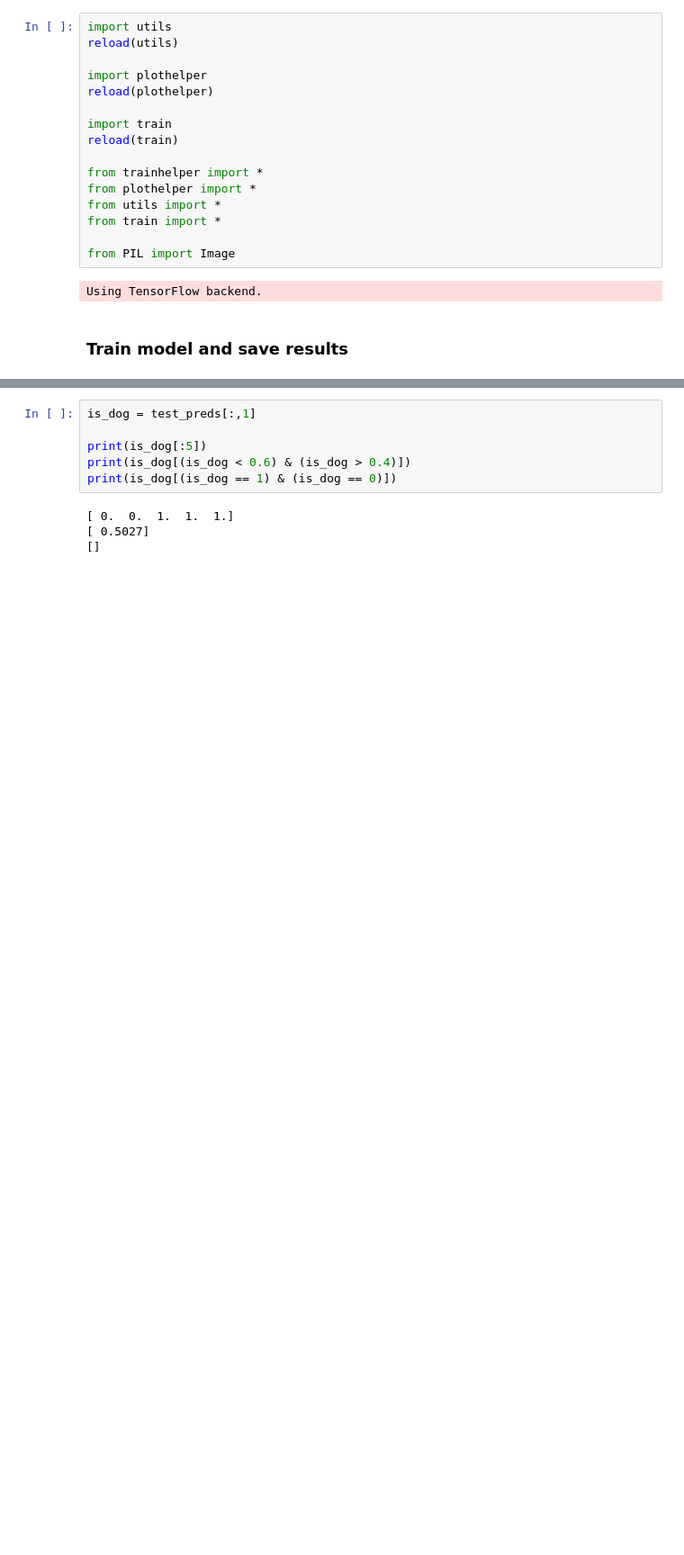
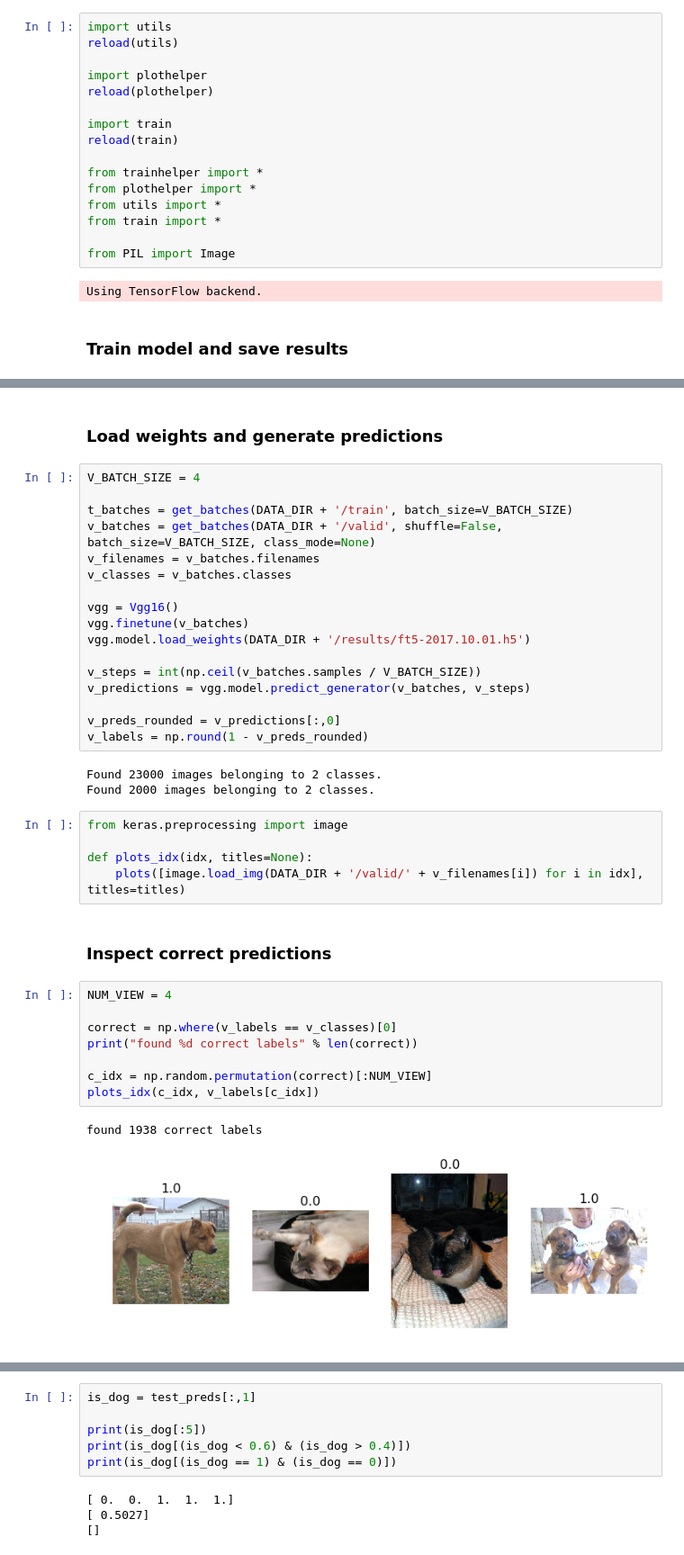
Before and after one commit to gabesoft/fast-ai, a Jupyter notebook: lesson1/nbs/main.ipynb, the cells around one changed output, grey strips where cells are left out. Shown at 90% size. Saved outputs shown, nothing was run; the diff lists cells and outputs as text; blank space fills up the shorter version.

Commit message:
Results visualization

```diff
--- a/lesson1/nbs/main.ipynb
+++ b/lesson1/nbs/main.ipynb
@@ -99 +84,41 @@ show_image(paths[1])
 [figure]
+# %% [markdown]
+### Load weights and generate predictions
+# %%
+V_BATCH_SIZE = 4
+
+t_batches = get_batches(DATA_DIR + '/train', batch_size=V_BATCH_SIZE)
+v_batches = get_batches(DATA_DIR + '/valid', shuffle=False, batch_size=V_BATCH_SIZE, class_mode=None)
+v_filenames = v_batches.filenames
+v_classes = v_batches.classes
+
+vgg = Vgg16()
+vgg.finetune(v_batches)
+vgg.model.load_weights(DATA_DIR + '/results/ft5-2017.10.01.h5')
+
+v_steps = int(np.ceil(v_batches.samples / V_BATCH_SIZE))
+v_predictions = vgg.model.predict_generator(v_batches, v_steps)
+
+v_preds_rounded = v_predictions[:,0]
+v_labels = np.round(1 - v_preds_rounded)
+# %% [output]
+Found 23000 images belonging to 2 classes.
+Found 2000 images belonging to 2 classes.
+# %%
+from keras.preprocessing import image
+
+def plots_idx(idx, titles=None):
+    plots([image.load_img(DATA_DIR + '/valid/' + v_filenames[i]) for i in idx], titles=titles)
+# %% [markdown]
+### Inspect correct predictions
+# %%
+NUM_VIEW = 4
+
+correct = np.where(v_labels == v_classes)[0]
+print("found %d correct labels" % len(correct))
+
+c_idx = np.random.permutation(correct)[:NUM_VIEW]
+plots_idx(c_idx, v_labels[c_idx])
+# %% [output]
+found 1938 correct labels
+[figure, added]
```
Also changed, not shown: parts of 20 cells of this notebook.
